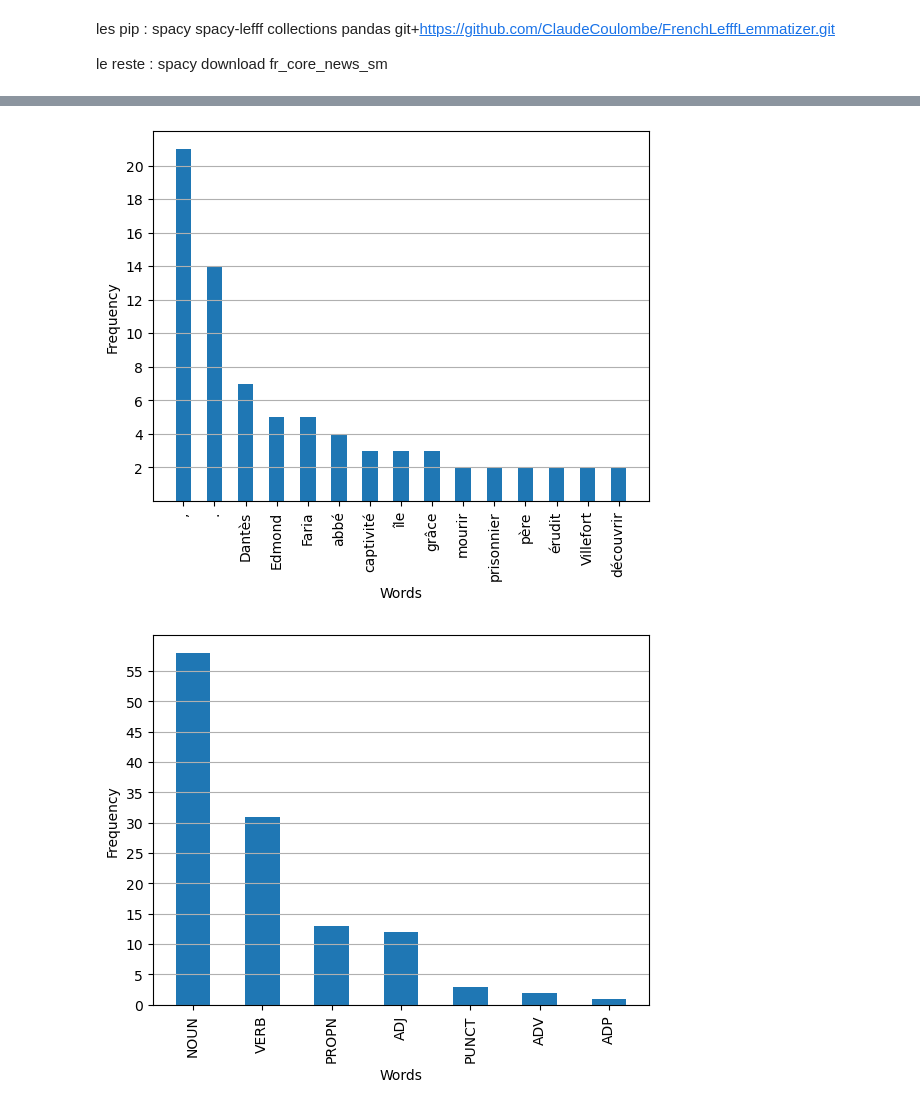
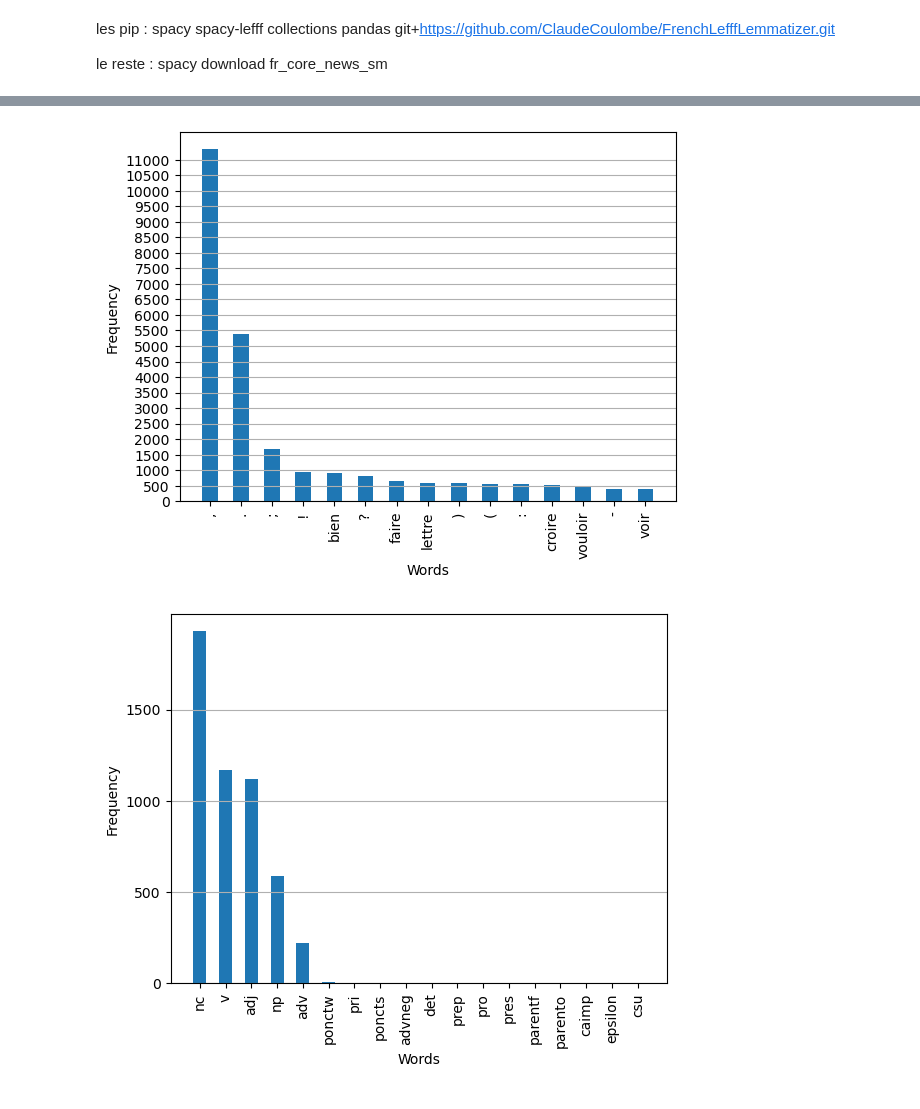
Before and after one commit to lucas-cumunel/libroguessr, a Jupyter notebook: tokenisation.ipynb, the cells around one changed output, grey strips where cells are left out. Drawn from its saved outputs; the diff is of its cells as text; code cells hidden in the pictures.

```diff
--- a/tokenisation.ipynb
+++ b/tokenisation.ipynb
@@ -18,15 +18,17 @@ import matplotlib.pyplot as plt
 from collections import Counter
 # %%
 #Reader/set up
-#lire csv et convert en table
+#lire csv
+bla=pd.read_csv("/home/onyxia/work/libroguessr/Data/base_csv_final.csv")
+texts=list(bla["Texte"])
 #table=pd.Dataframe(data=, columns=["Titre","Texte"])
 nlp = spacy.load("fr_core_news_sm")  #modèle français
 stop_words_fr = nlp.Defaults.stop_words #liste de stopwords fr
 # %%
 #Lemmatiseurs
 def lemmatizer (txt) :
-    txt_lemma =[t.lemma_ for t in nlp(txt)]
-    txt_lemma = [t for t in txt_lemma if t not in stop_words_fr]#lemmes sans les stopswords
+    txt_lemma =[(t.lemma_,t.tag_) for t in nlp(txt)]
+    txt_lemma = [t for t in txt_lemma if t[0] not in stop_words_fr]#lemmes sans les stopswords
 
 
     return txt_lemma #peu précis (NP pas tj reconnus, vb quand faut pas...)
@@ -35,7 +37,7 @@ def CC_lemmatizer (txt) :
     txt_token =[t.text for t in nlp(txt) if t.text not in stop_words_fr]#mieux que juste split et stop_words pour éviter des erreurs de lecture
     lemmatizer = FrenchLefffLemmatizer()
     lemma_CC=[lemmatizer.lemmatize(t,'all')[0] for t in txt_token if len(lemmatizer.lemmatize(t,'all'))!=0]#cette fonction prend les textes et non la version fr_core_news_sm
-    txt_lemma_CC=[t[0] for t in lemma_CC if t[0] not in stop_words_fr]#que lemmes CC
+    txt_lemma_CC=[t for t in lemma_CC if t[0] not in stop_words_fr]#que lemmes CC
     return txt_lemma_CC #meilleur mais perte des chiffres
 
 #Exemple
@@ -43,5 +45,6 @@ sample_txt="Le malheureux Dantès désespère dans sa captivité pendant 4 ans j
+sample_txt=texts[5]
+sample_type,sample_lemma=(lemmatizer(sample_txt),[t[0] for t in lemmatizer(sample_txt)])
+sample_type_CC,sample_lemma_CC=(CC_lemmatizer(sample_txt),[t[0] for t in CC_lemmatizer(sample_txt)])
 
-sample_lemma=lemmatizer(sample_txt)
-sample_lemma_CC=CC_lemmatizer(sample_txt)
-print(sample_lemma[:15],"\n",sample_lemma_CC[:15])
+print(sample_lemma[1400:1415],"\n",sample_lemma_CC[:15])
 # %% [output]
@@ -50,8 +53,6 @@ print(sample_lemma[:15],"\n",sample_lemma_CC[:15])
 # %%
 #Stats
-def summary_table (txt,txt_lemma) :
-    txt_type=[(t.lemma_,t.tag_) for t in nlp(txt)]
-
+def summary_table (txt_type,txt_lemma) :
     d_type=pd.DataFrame(data=txt_type, columns=['Word','Type'])
     tk_count=Counter(txt_lemma)
     d_count=pd.DataFrame.from_dict(data=tk_count,orient='index',columns=["Count"])
@@ -63,7 +64,7 @@ def summary_table (txt,txt_lemma) :
     return d_final
 
 #Exemple
-d_sum=summary_table(sample_txt,sample_lemma)
-d_sum_CC=summary_table(sample_txt,sample_lemma_CC)
+d_sum=summary_table(sample_type,sample_lemma)
+d_sum_CC=summary_table(sample_type_CC,sample_lemma_CC)
 print(d_sum.sort_values('Count',ascending=False),"\n\n", d_sum_CC.sort_values('Count',ascending=False))#tj plus efficace
 # %% [output]
@@ -87,24 +155,24 @@ Order
 # %%
 #Graphs
 #plt.hist(d_sum_CC)
 d_sorted=d_sum_CC.sort_values('Count',ascending=False).head(15)
 plt.bar(d_sorted['Word'], d_sorted['Count'], width=0.5)
 plt.xticks(rotation='vertical')
-plt.yticks(range(min(d_sorted['Count']),max(d_sorted['Count']),2))
+plt.yticks(range(0,max(d_sorted['Count']),500))
 plt.xlabel("Words")
 plt.ylabel("Frequency")
 plt.grid(axis="y")
 plt.show()
 # %% [output]
-[figure, old version]
+[figure, new version]
 # %%
 d=d_sum_CC['Type'].value_counts()
 plt.bar(d.index, d.values, width=0.5)
 plt.xticks(rotation='vertical')
-plt.yticks(range(0,max(d_sum_CC['Type'].value_counts().values),5))
+plt.yticks(range(0,max(d_sum_CC['Type'].value_counts().values),500))
 plt.xlabel("Words")
 plt.ylabel("Frequency")
 plt.grid(axis="y")
 plt.show()
 # %% [output]
-[figure, old version]
+[figure, new version]
```
Also changed, not shown: parts of 4 cells of this notebook.
